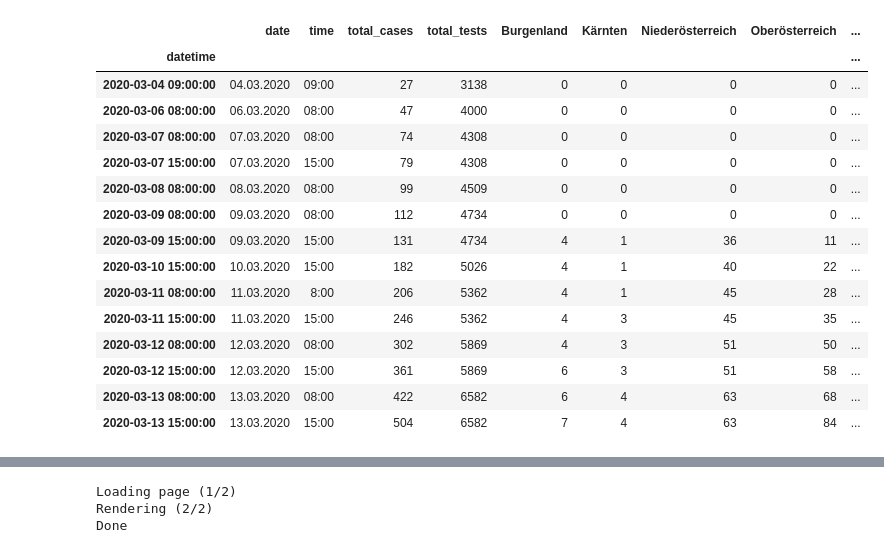
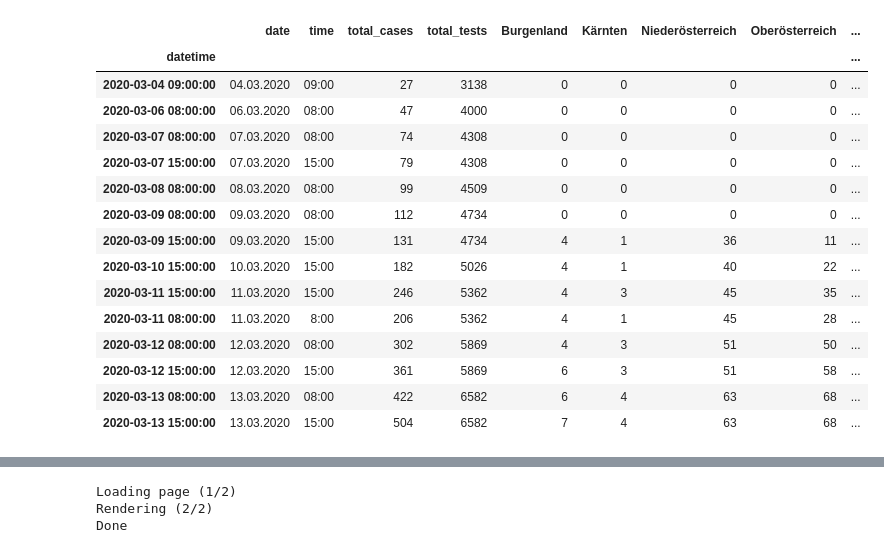
Before and after one commit to danielw2904/Austria-COVID-19, a Jupyter notebook: Austria.ipynb, the cells around one changed output, grey strips where cells are left out. Cells and saved outputs as stored; diff of their text form; code cells hidden in the pictures.

```diff
--- a/Austria.ipynb
+++ b/Austria.ipynb
@@ -51,40 +51,40 @@ df = cases.sort_index()
 df.drop_duplicates(subset=["date", "time"], keep="last", inplace=True)
 df['total_deaths'] = df['total_deaths'].fillna(0).astype(int)
 
 
 
 recovered["datetime"] = pd.to_datetime(recovered['date'] + ' ' + recovered['time'], format="%d.%m.%Y %H:%M")
 recovered.set_index("datetime", inplace=True)
 df_recovered = recovered.sort_index()
 df_recovered.drop_duplicates(subset=["date", "time"], keep="last", inplace=True)
 df_recovered
 
 
 total_tests = df.copy()
 total_tests.drop(columns=total_tests.columns.difference(["total_tests"]), inplace=True)
 total_tests.index = total_tests.index.normalize()
 total_tests = total_tests.loc[first_day_with_states:]
 total_tests = total_tests.loc[~total_tests.index.duplicated(keep='last')]
 total_tests
 
-df
+cases
 # %% [output]
 |  | date | time | total_cases | total_tests | Burgenland | Kärnten | Niederösterreich | Oberösterreich | ... |
 | datetime |  |  |  |  |  |  |  |  | ... |
 | 2020-03-04 09:00:00 | 04.03.2020 | 09:00 | 27 | 3138 | 0 | 0 | 0 | 0 | ... |
 | 2020-03-06 08:00:00 | 06.03.2020 | 08:00 | 47 | 4000 | 0 | 0 | 0 | 0 | ... |
 | 2020-03-07 08:00:00 | 07.03.2020 | 08:00 | 74 | 4308 | 0 | 0 | 0 | 0 | ... |
 | 2020-03-07 15:00:00 | 07.03.2020 | 15:00 | 79 | 4308 | 0 | 0 | 0 | 0 | ... |
 | 2020-03-08 08:00:00 | 08.03.2020 | 08:00 | 99 | 4509 | 0 | 0 | 0 | 0 | ... |
 | 2020-03-09 08:00:00 | 09.03.2020 | 08:00 | 112 | 4734 | 0 | 0 | 0 | 0 | ... |
 | 2020-03-09 15:00:00 | 09.03.2020 | 15:00 | 131 | 4734 | 4 | 1 | 36 | 11 | ... |
 | 2020-03-10 15:00:00 | 10.03.2020 | 15:00 | 182 | 5026 | 4 | 1 | 40 | 22 | ... |
+| 2020-03-11 15:00:00 | 11.03.2020 | 15:00 | 246 | 5362 | 4 | 3 | 45 | 35 | ... |
 | 2020-03-11 08:00:00 | 11.03.2020 | 8:00 | 206 | 5362 | 4 | 1 | 45 | 28 | ... |
-| 2020-03-11 15:00:00 | 11.03.2020 | 15:00 | 246 | 5362 | 4 | 3 | 45 | 35 | ... |
 | 2020-03-12 08:00:00 | 12.03.2020 | 08:00 | 302 | 5869 | 4 | 3 | 51 | 50 | ... |
 | 2020-03-12 15:00:00 | 12.03.2020 | 15:00 | 361 | 5869 | 6 | 3 | 51 | 58 | ... |
 | 2020-03-13 08:00:00 | 13.03.2020 | 08:00 | 422 | 6582 | 6 | 4 | 63 | 68 | ... |
-| 2020-03-13 15:00:00 | 13.03.2020 | 15:00 | 504 | 6582 | 7 | 4 | 63 | 84 | ... |
+| 2020-03-13 15:00:00 | 13.03.2020 | 15:00 | 504 | 6582 | 7 | 4 | 63 | 68 | ... |
 # %%
 state_cases = df.copy()
 #state_cases.drop(columns=["date", "time", "total_cases", "total_tests", "total_deaths"], inplace=True)
```
Also changed, not shown: parts of 7 cells of this notebook, 8 other files.
